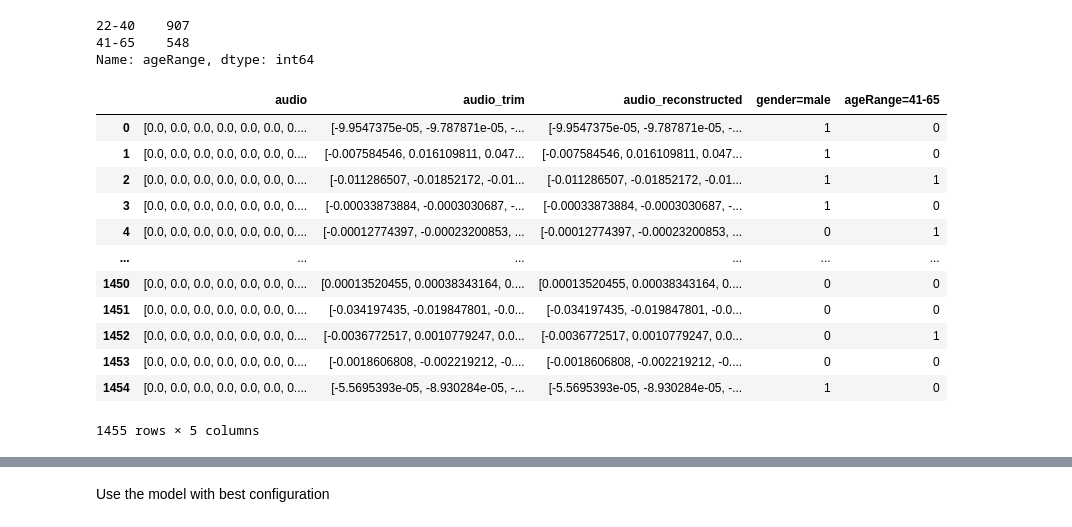
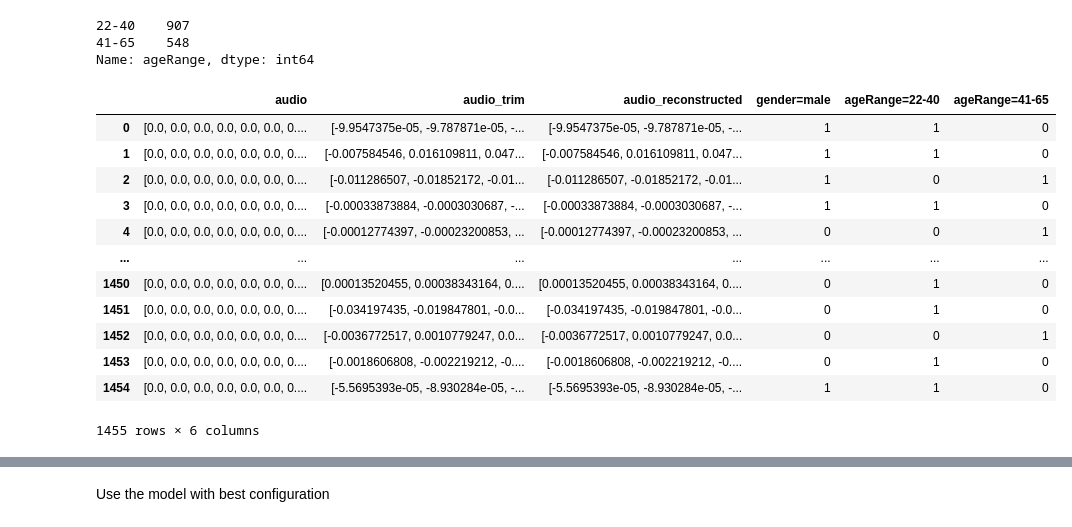
Before and after one commit to andrerubeis/andrerubeis, a Jupyter notebook: final_version_MFCCs_aggregation.ipynb, the cells around one changed output, grey strips where cells are left out. Saved outputs shown, nothing was run; the diff lists cells and outputs as text; code cells hidden in the pictures.

```diff
--- a/final_version_MFCCs_aggregation.ipynb
+++ b/final_version_MFCCs_aggregation.ipynb
@@ -887,3 +869,6 @@ df_pd_eval
 | 1453 | [0.0, 0.0, 0.0, 0.0, 0.0, 0.0, 0.... | female | 22-40 |
 | 1454 | [0.0, 0.0, 0.0, 0.0, 0.0, 0.0, 0.... | male | 22-40 |
 1455 rows × 3 columns
+# %%
+audio = df_pd_eval.audio[1]
+ipd.Audio(audio, rate=22050)
@@ -979,29 +966,33 @@ Name: ageRange, dtype: int64
 # %%
 categorical_features = ['gender', 'ageRange']
 
 dummy_columns = categorical_features
 
 for column in dummy_columns:
-    df_dummies = pd.get_dummies(df_pd_eval[column], drop_first=True, prefix = column, prefix_sep='=') #drop_first_true to avoid multi colinearity problem
+    if column == 'ageRange':
+      df_dummies = pd.get_dummies(df_pd_eval[column], prefix = column, prefix_sep='=')#drop_first_true to avoid multi colinearity problem
+    else:
+      df_dummies = pd.get_dummies(df_pd_eval[column], drop_first=True, prefix = column, prefix_sep='=') #drop_first_true to avoid multi colinearity problem
+
     df_pd_eval = pd.concat([df_pd_eval, df_dummies], axis = 1)
 
 
 df_pd_eval = df_pd_eval.drop(columns=dummy_columns)
 df_pd_eval
 # %% [output]
-|  | audio | audio_trim | audio_reconstructed | gender=male | ageRange=41-65 |
-| 0 | [0.0, 0.0, 0.0, 0.0, 0.0, 0.0, 0.... | [-9.9547375e-05, -9.787871e-05, -... | [-9.9547375e-05, -9.787871e-05, -... | 1 | 0 |
-| 1 | [0.0, 0.0, 0.0, 0.0, 0.0, 0.0, 0.... | [-0.007584546, 0.016109811, 0.047... | [-0.007584546, 0.016109811, 0.047... | 1 | 0 |
-| 2 | [0.0, 0.0, 0.0, 0.0, 0.0, 0.0, 0.... | [-0.011286507, -0.01852172, -0.01... | [-0.011286507, -0.01852172, -0.01... | 1 | 1 |
-| 3 | [0.0, 0.0, 0.0, 0.0, 0.0, 0.0, 0.... | [-0.00033873884, -0.0003030687, -... | [-0.00033873884, -0.0003030687, -... | 1 | 0 |
-| 4 | [0.0, 0.0, 0.0, 0.0, 0.0, 0.0, 0.... | [-0.00012774397, -0.00023200853, ... | [-0.00012774397, -0.00023200853, ... | 0 | 1 |
-| ... | ... | ... | ... | ... | ... |
-| 1450 | [0.0, 0.0, 0.0, 0.0, 0.0, 0.0, 0.... | [0.00013520455, 0.00038343164, 0.... | [0.00013520455, 0.00038343164, 0.... | 0 | 0 |
-| 1451 | [0.0, 0.0, 0.0, 0.0, 0.0, 0.0, 0.... | [-0.034197435, -0.019847801, -0.0... | [-0.034197435, -0.019847801, -0.0... | 0 | 0 |
-| 1452 | [0.0, 0.0, 0.0, 0.0, 0.0, 0.0, 0.... | [-0.0036772517, 0.0010779247, 0.0... | [-0.0036772517, 0.0010779247, 0.0... | 0 | 1 |
-| 1453 | [0.0, 0.0, 0.0, 0.0, 0.0, 0.0, 0.... | [-0.0018606808, -0.002219212, -0.... | [-0.0018606808, -0.002219212, -0.... | 0 | 0 |
-| 1454 | [0.0, 0.0, 0.0, 0.0, 0.0, 0.0, 0.... | [-5.5695393e-05, -8.930284e-05, -... | [-5.5695393e-05, -8.930284e-05, -... | 1 | 0 |
+|  | audio | audio_trim | audio_reconstructed | gender=male | ageRange=22-40 | ageRange=41-65 |
+| 0 | [0.0, 0.0, 0.0, 0.0, 0.0, 0.0, 0.... | [-9.9547375e-05, -9.787871e-05, -... | [-9.9547375e-05, -9.787871e-05, -... | 1 | 1 | 0 |
+| 1 | [0.0, 0.0, 0.0, 0.0, 0.0, 0.0, 0.... | [-0.007584546, 0.016109811, 0.047... | [-0.007584546, 0.016109811, 0.047... | 1 | 1 | 0 |
+| 2 | [0.0, 0.0, 0.0, 0.0, 0.0, 0.0, 0.... | [-0.011286507, -0.01852172, -0.01... | [-0.011286507, -0.01852172, -0.01... | 1 | 0 | 1 |
+| 3 | [0.0, 0.0, 0.0, 0.0, 0.0, 0.0, 0.... | [-0.00033873884, -0.0003030687, -... | [-0.00033873884, -0.0003030687, -... | 1 | 1 | 0 |
+| 4 | [0.0, 0.0, 0.0, 0.0, 0.0, 0.0, 0.... | [-0.00012774397, -0.00023200853, ... | [-0.00012774397, -0.00023200853, ... | 0 | 0 | 1 |
+| ... | ... | ... | ... | ... | ... | ... |
+| 1450 | [0.0, 0.0, 0.0, 0.0, 0.0, 0.0, 0.... | [0.00013520455, 0.00038343164, 0.... | [0.00013520455, 0.00038343164, 0.... | 0 | 1 | 0 |
+| 1451 | [0.0, 0.0, 0.0, 0.0, 0.0, 0.0, 0.... | [-0.034197435, -0.019847801, -0.0... | [-0.034197435, -0.019847801, -0.0... | 0 | 1 | 0 |
+| 1452 | [0.0, 0.0, 0.0, 0.0, 0.0, 0.0, 0.... | [-0.0036772517, 0.0010779247, 0.0... | [-0.0036772517, 0.0010779247, 0.0... | 0 | 0 | 1 |
+| 1453 | [0.0, 0.0, 0.0, 0.0, 0.0, 0.0, 0.... | [-0.0018606808, -0.002219212, -0.... | [-0.0018606808, -0.002219212, -0.... | 0 | 1 | 0 |
+| 1454 | [0.0, 0.0, 0.0, 0.0, 0.0, 0.0, 0.... | [-5.5695393e-05, -8.930284e-05, -... | [-5.5695393e-05, -8.930284e-05, -... | 1 | 1 | 0 |
-1455 rows × 5 columns
+1455 rows × 6 columns
 # %%
 seed = 42
 # %%
```
Also changed, not shown: parts of 14 cells of this notebook.
